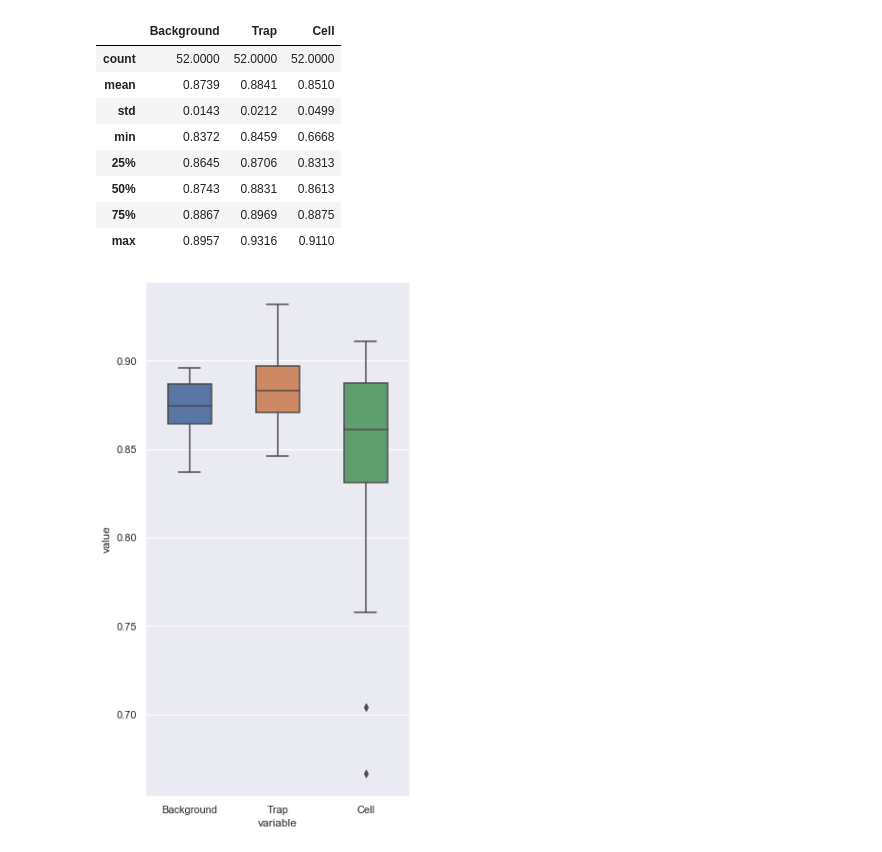
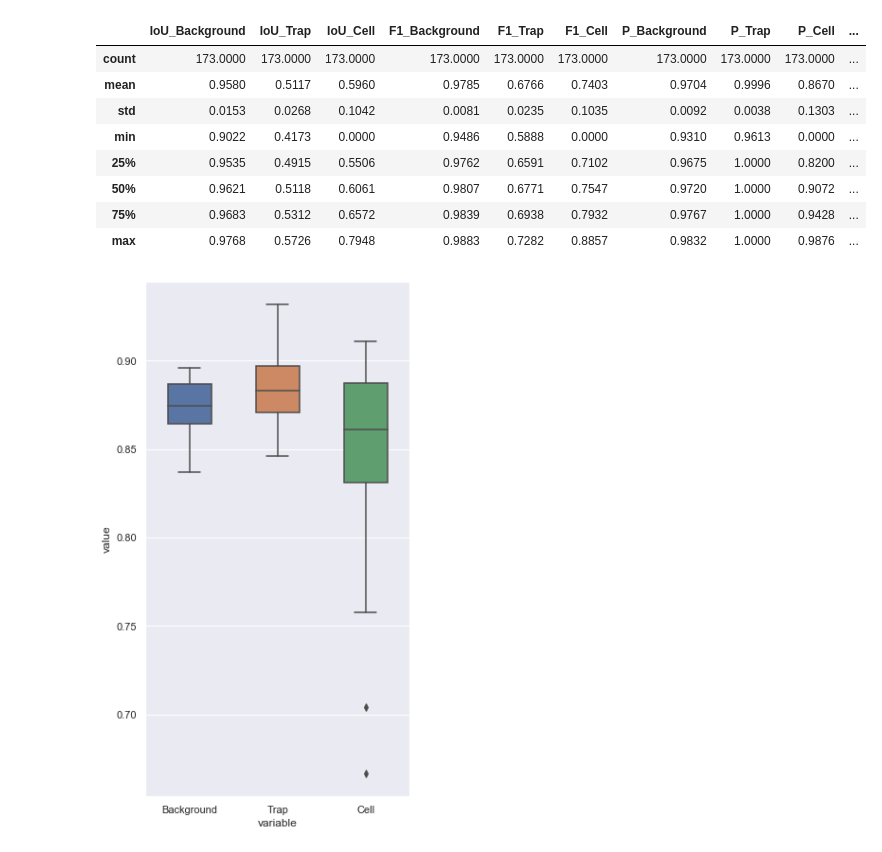
Before and after one commit to ziheng84/Master-thesis, a Jupyter notebook: UNet/lab_unet_prediction.ipynb, the cells around one changed output. Saved outputs shown, nothing was run; the diff lists cells and outputs as text; code cells hidden in the pictures.

```diff
--- a/UNet/lab_unet_prediction.ipynb
+++ b/UNet/lab_unet_prediction.ipynb
@@ -207,5 +124,3 @@ preds_test_sm[1,80,80,2]
-# %%
-preds_test_t = (preds_test_sm > 0.5).astype(np.uint8)
 # %%
 # Generate the mask wihtout one-hot-encoding
 preds_test_mask = np.zeros(shape=(preds_test_t.shape[0], preds_test_t.shape[1], preds_test_t.shape[2]))
@@ -249 +159,16 @@ plt.show()
+# %%
+# Generate the images to save
+preds_res = np.zeros(shape=(preds_test_t.shape[0], preds_test_t.shape[1], preds_test_t.shape[2]))
+
+for i in range(preds_test_t.shape[0]):
+    for y in range(preds_test_t.shape[1]):
+        for x in range(preds_test_t.shape[2]):
+            if preds_test_t[i, y, x, 1] == 1:
+                preds_res[i, y, x] = 128
+            elif preds_test_t[i, y, x, 2] == 1:
+                preds_res[i, y, x] = 255
+            else:
+                preds_res[i, y, x] = 0
+
+preds_res = preds_res.astype('uint8')
 # %%
@@ -307,0 +192,7 @@ def metric_f1(target, prediction):
+# %%
+################### Don't run unless you want to generate images!!!!!!! ######################
+##############################################################################################
+# Generate and save the test image + the prediction masks
+
+for i, id_ in tqdm(enumerate(preds_res), total = len(preds_res)):
+    imsave('.\\prediction\\' + test_ids[i].replace('jpg','png'), preds_res[i])
@@ -332,19 +225,21 @@ class_f1_score = np.array(class_f1_score)
 class_precision_score = np.array(class_precision_score)
 class_recall_score = np.array(class_recall_score)
 
-IoU_result = pd.DataFrame(data = class_IoU_score.transpose(), columns = ['Background', 'Trap', 'Cell'])
-f1_result = pd.DataFrame(data = class_f1_score.transpose(), columns = ['Background', 'Trap', 'Cell'])
-precision_result = pd.DataFrame(data = class_precision_score.transpose(), columns = ['Background', 'Trap', 'Cell'])
-recall_result = pd.DataFrame(data = class_recall_score.transpose(), columns = ['Background', 'Trap', 'Cell'])
+IoU_result = pd.DataFrame(data = class_IoU_score.transpose(), columns = ['IoU_Background', 'IoU_Trap', 'IoU_Cell'])
+f1_result = pd.DataFrame(data = class_f1_score.transpose(), columns = ['F1_Background', 'F1_Trap', 'F1_Cell'])
+precision_result = pd.DataFrame(data = class_precision_score.transpose(), columns = ['P_Background', 'P_Trap', 'P_Cell'])
+recall_result = pd.DataFrame(data = class_recall_score.transpose(), columns = ['R_Background', 'R_Trap', 'R_Cell'])
+
+res_stat = pd.concat([IoU_result, f1_result, precision_result, recall_result], axis=1)
 # %%
-IoU_result.describe().round(4)
+res_stat.describe().round(4)
 # %% [output]
-|  | Background | Trap | Cell |
-| count | 52.0000 | 52.0000 | 52.0000 |
-| mean | 0.8739 | 0.8841 | 0.8510 |
-| std | 0.0143 | 0.0212 | 0.0499 |
-| min | 0.8372 | 0.8459 | 0.6668 |
-| 25% | 0.8645 | 0.8706 | 0.8313 |
-| 50% | 0.8743 | 0.8831 | 0.8613 |
-| 75% | 0.8867 | 0.8969 | 0.8875 |
-| max | 0.8957 | 0.9316 | 0.9110 |
+|  | IoU_Background | IoU_Trap | IoU_Cell | F1_Background | F1_Trap | F1_Cell | P_Background | P_Trap | P_Cell | ... |
+| count | 173.0000 | 173.0000 | 173.0000 | 173.0000 | 173.0000 | 173.0000 | 173.0000 | 173.0000 | 173.0000 | ... |
+| mean | 0.9580 | 0.5117 | 0.5960 | 0.9785 | 0.6766 | 0.7403 | 0.9704 | 0.9996 | 0.8670 | ... |
+| std | 0.0153 | 0.0268 | 0.1042 | 0.0081 | 0.0235 | 0.1035 | 0.0092 | 0.0038 | 0.1303 | ... |
+| min | 0.9022 | 0.4173 | 0.0000 | 0.9486 | 0.5888 | 0.0000 | 0.9310 | 0.9613 | 0.0000 | ... |
+| 25% | 0.9535 | 0.4915 | 0.5506 | 0.9762 | 0.6591 | 0.7102 | 0.9675 | 1.0000 | 0.8200 | ... |
+| 50% | 0.9621 | 0.5118 | 0.6061 | 0.9807 | 0.6771 | 0.7547 | 0.9720 | 1.0000 | 0.9072 | ... |
+| 75% | 0.9683 | 0.5312 | 0.6572 | 0.9839 | 0.6938 | 0.7932 | 0.9767 | 1.0000 | 0.9428 | ... |
+| max | 0.9768 | 0.5726 | 0.7948 | 0.9883 | 0.7282 | 0.8857 | 0.9832 | 1.0000 | 0.9876 | ... |
```
Also changed, not shown: parts of 40 cells of this notebook, 13 other files.
